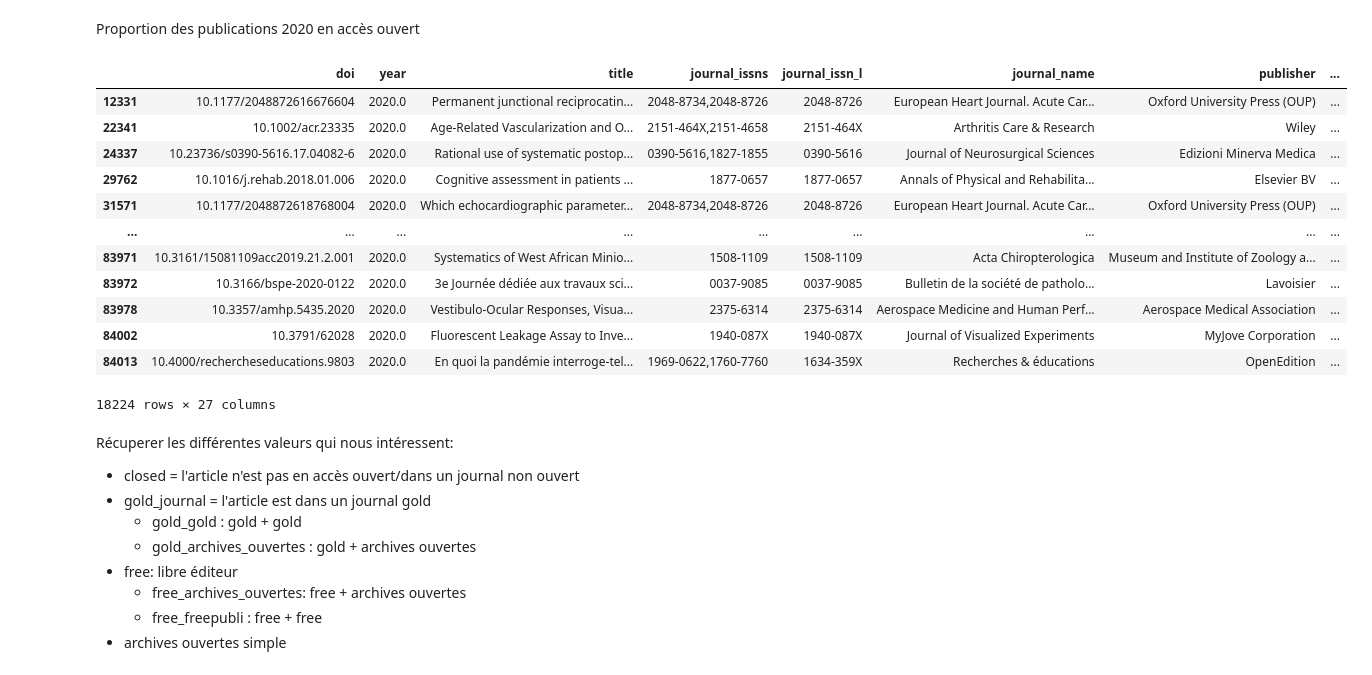
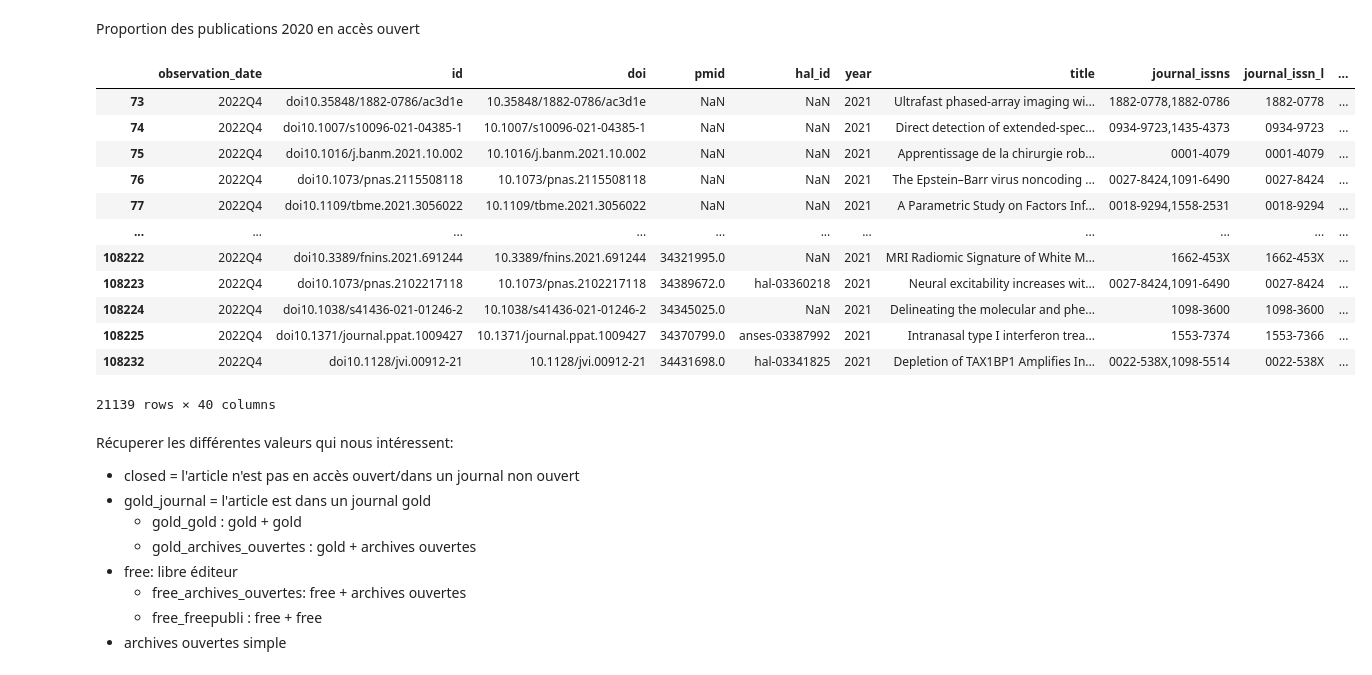
Before and after one commit to Inserm-IST/BSO-Inserm, a Jupyter notebook: 02_barometre_inserm.ipynb, the cells around one changed output. Cells and saved outputs as stored; diff of their text form; code cells hidden in the pictures.

```diff
--- a/02_barometre_inserm.ipynb
+++ b/02_barometre_inserm.ipynb
@@ -19,7 +19,7 @@ import numpy as np
 # %% [markdown]
 ## <span style="color:orange">Importer dans le notebook les données préalablement traitées</span>
 # %%
-publis_inserm_df = pd.read_csv("Data/raw/bso-publications-latest_180036048_enriched.csv")
+publis_inserm_df = pd.read_csv("Data/outputs/bso-publications-latest_180036048_enriched.csv",sep=";")
 # %% [markdown]
 ## <span style="color:orange">Générer les graphiques</span>
 # %% [markdown]
@@ -27,22 +27,22 @@ Les graphiques présents sur le site du Baromètre national ont été écrits en
 # %% [markdown]
 Proportion des publications 2020 en accès ouvert
 # %%
-pie_data = publis_inserm_df.loc[publis_inserm_df['year'] == 2020.0,:]
+pie_data = publis_inserm_df.loc[publis_inserm_df['year'] == 2021.0,:]
 pie_data
 # %% [output]
-|  | doi | year | title | journal_issns | journal_issn_l | journal_name | publisher | ... |
-| 12331 | 10.1177/2048872616676604 | 2020.0 | Permanent junctional reciprocatin... | 2048-8734,2048-8726 | 2048-8726 | European Heart Journal. Acute Car... | Oxford University Press (OUP) | ... |
-| 22341 | 10.1002/acr.23335 | 2020.0 | Age‐Related Vascularization and O... | 2151-464X,2151-4658 | 2151-464X | Arthritis Care & Research | Wiley | ... |
-| 24337 | 10.23736/s0390-5616.17.04082-6 | 2020.0 | Rational use of systematic postop... | 0390-5616,1827-1855 | 0390-5616 | Journal of Neurosurgical Sciences | Edizioni Minerva Medica | ... |
-| 29762 | 10.1016/j.rehab.2018.01.006 | 2020.0 | Cognitive assessment in patients ... | 1877-0657 | 1877-0657 | Annals of Physical and Rehabilita... | Elsevier BV | ... |
-| 31571 | 10.1177/2048872618768004 | 2020.0 | Which echocardiographic parameter... | 2048-8734,2048-8726 | 2048-8726 | European Heart Journal. Acute Car... | Oxford University Press (OUP) | ... |
-| ... | ... | ... | ... | ... | ... | ... | ... | ... |
-| 83971 | 10.3161/15081109acc2019.21.2.001 | 2020.0 | Systematics of West African Minio... | 1508-1109 | 1508-1109 | Acta Chiropterologica | Museum and Institute of Zoology a... | ... |
-| 83972 | 10.3166/bspe-2020-0122 | 2020.0 | 3e Journée dédiée aux travaux sci... | 0037-9085 | 0037-9085 | Bulletin de la société de patholo... | Lavoisier | ... |
-| 83978 | 10.3357/amhp.5435.2020 | 2020.0 | Vestibulo-Ocular Responses, Visua... | 2375-6314 | 2375-6314 | Aerospace Medicine and Human Perf... | Aerospace Medical Association | ... |
-| 84002 | 10.3791/62028 | 2020.0 | Fluorescent Leakage Assay to Inve... | 1940-087X | 1940-087X | Journal of Visualized Experiments | MyJove Corporation | ... |
-| 84013 | 10.4000/rechercheseducations.9803 | 2020.0 | En quoi la pandémie interroge-tel... | 1969-0622,1760-7760 | 1634-359X | Recherches & éducations | OpenEdition | ... |
+|  | observation_date | id | doi | pmid | hal_id | year | title | journal_issns | journal_issn_l | ... |
+| 73 | 2022Q4 | doi10.35848/1882-0786/ac3d1e | 10.35848/1882-0786/ac3d1e | NaN | NaN | 2021 | Ultrafast phased-array imaging wi... | 1882-0778,1882-0786 | 1882-0778 | ... |
+| 74 | 2022Q4 | doi10.1007/s10096-021-04385-1 | 10.1007/s10096-021-04385-1 | NaN | NaN | 2021 | Direct detection of extended-spec... | 0934-9723,1435-4373 | 0934-9723 | ... |
+| 75 | 2022Q4 | doi10.1016/j.banm.2021.10.002 | 10.1016/j.banm.2021.10.002 | NaN | NaN | 2021 | Apprentissage de la chirurgie rob... | 0001-4079 | 0001-4079 | ... |
+| 76 | 2022Q4 | doi10.1073/pnas.2115508118 | 10.1073/pnas.2115508118 | NaN | NaN | 2021 | The Epstein–Barr virus noncoding ... | 0027-8424,1091-6490 | 0027-8424 | ... |
+| 77 | 2022Q4 | doi10.1109/tbme.2021.3056022 | 10.1109/tbme.2021.3056022 | NaN | NaN | 2021 | A Parametric Study on Factors Inf... | 0018-9294,1558-2531 | 0018-9294 | ... |
+| ... | ... | ... | ... | ... | ... | ... | ... | ... | ... | ... |
+| 108222 | 2022Q4 | doi10.3389/fnins.2021.691244 | 10.3389/fnins.2021.691244 | 34321995.0 | NaN | 2021 | MRI Radiomic Signature of White M... | 1662-453X | 1662-453X | ... |
+| 108223 | 2022Q4 | doi10.1073/pnas.2102217118 | 10.1073/pnas.2102217118 | 34389672.0 | hal-03360218 | 2021 | Neural excitability increases wit... | 0027-8424,1091-6490 | 0027-8424 | ... |
+| 108224 | 2022Q4 | doi10.1038/s41436-021-01246-2 | 10.1038/s41436-021-01246-2 | 34345025.0 | NaN | 2021 | Delineating the molecular and phe... | 1098-3600 | 1098-3600 | ... |
+| 108225 | 2022Q4 | doi10.1371/journal.ppat.1009427 | 10.1371/journal.ppat.1009427 | 34370799.0 | anses-03387992 | 2021 | Intranasal type I interferon trea... | 1553-7374 | 1553-7366 | ... |
+| 108232 | 2022Q4 | doi10.1128/jvi.00912-21 | 10.1128/jvi.00912-21 | 34431698.0 | hal-03341825 | 2021 | Depletion of TAX1BP1 Amplifies In... | 0022-538X,1098-5514 | 0022-538X | ... |
-18224 rows × 27 columns
+21139 rows × 40 columns
 # %% [markdown]
 Récuperer les différentes valeurs qui nous intéressent:
 - closed = l'article n'est pas en accès ouvert/dans un journal non ouvert
```
Also changed, not shown: parts of 15 cells of this notebook.
